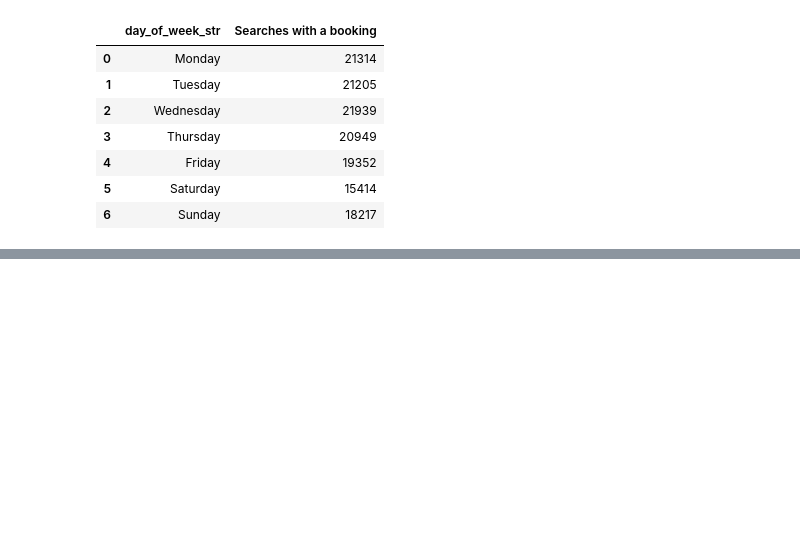
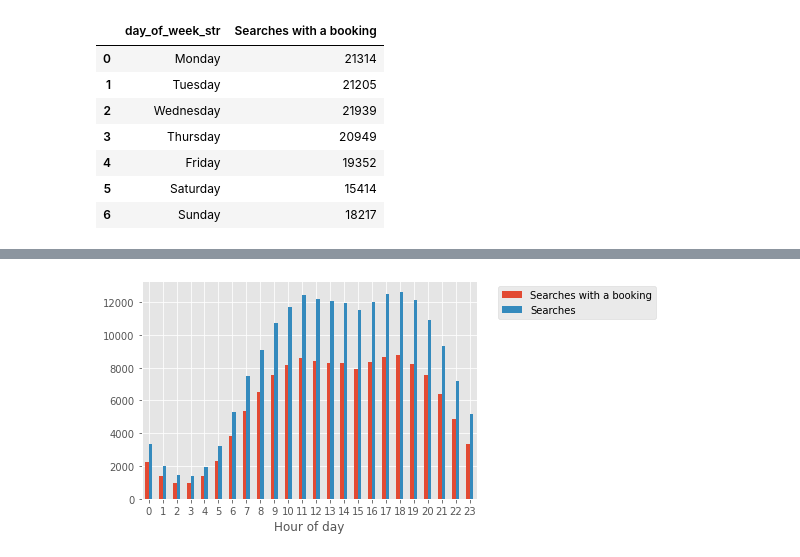
Before and after one commit to lkuffo/dm-kaggle, a Jupyter notebook: EDA 1.ipynb, the cells around one changed output, grey strips where cells are left out. Saved outputs shown, nothing was run; the diff lists cells and outputs as text; code cells hidden in the pictures; blank space fills up the shorter version.

```diff
--- a/EDA 1.ipynb
+++ b/EDA 1.ipynb
@@ -275,0 +324,7 @@ We found that in the training set there are 199795 searches. Searches have a min
+# %%
+print ("Searches by hour of day")
+search_hour_of_day = df[['srch_id', 'hour_of_day']].groupby(['hour_of_day']).srch_id.nunique()
+search_hour_of_day = pd.DataFrame(search_hour_of_day)
+search_hour_of_day.reset_index(inplace=True)
+search_hour_of_day.rename(columns={"srch_id": "Searches"}, inplace=True)
+search_hour_of_day
@@ -275,0 +350,7 @@ We found that in the training set there are 199795 searches. Searches have a min
+# %%
+print ("Searches with a booking by hour of day")
+search_hour_of_day_b = df_booked[['srch_id', 'hour_of_day']].groupby(['hour_of_day']).srch_id.nunique()
+search_hour_of_day_b = pd.DataFrame(search_hour_of_day_b)
+search_hour_of_day_b.reset_index(inplace=True)
+search_hour_of_day_b.rename(columns={"srch_id": "Searches with a booking"}, inplace=True)
+search_hour_of_day_b
@@ -275,0 +376,10 @@ We found that in the training set there are 199795 searches. Searches have a min
+# %%
+df_by_day_of_week = pd.merge(search_hour_of_day_b, search_hour_of_day, on='hour_of_day')
+df_by_day_of_week.plot.bar(x='hour_of_day', logy=False)
+plt.xticks(rotation=0)
+plt.xlabel('Hour of day')
+plt.suptitle('Fig 6')
+plt.legend(bbox_to_anchor=(1.05, 1), loc='upper left')
+plt.show()
+# %% [output]
+[figure, added]
```
Also changed, not shown: parts of 38 cells of this notebook, 2 other files.
